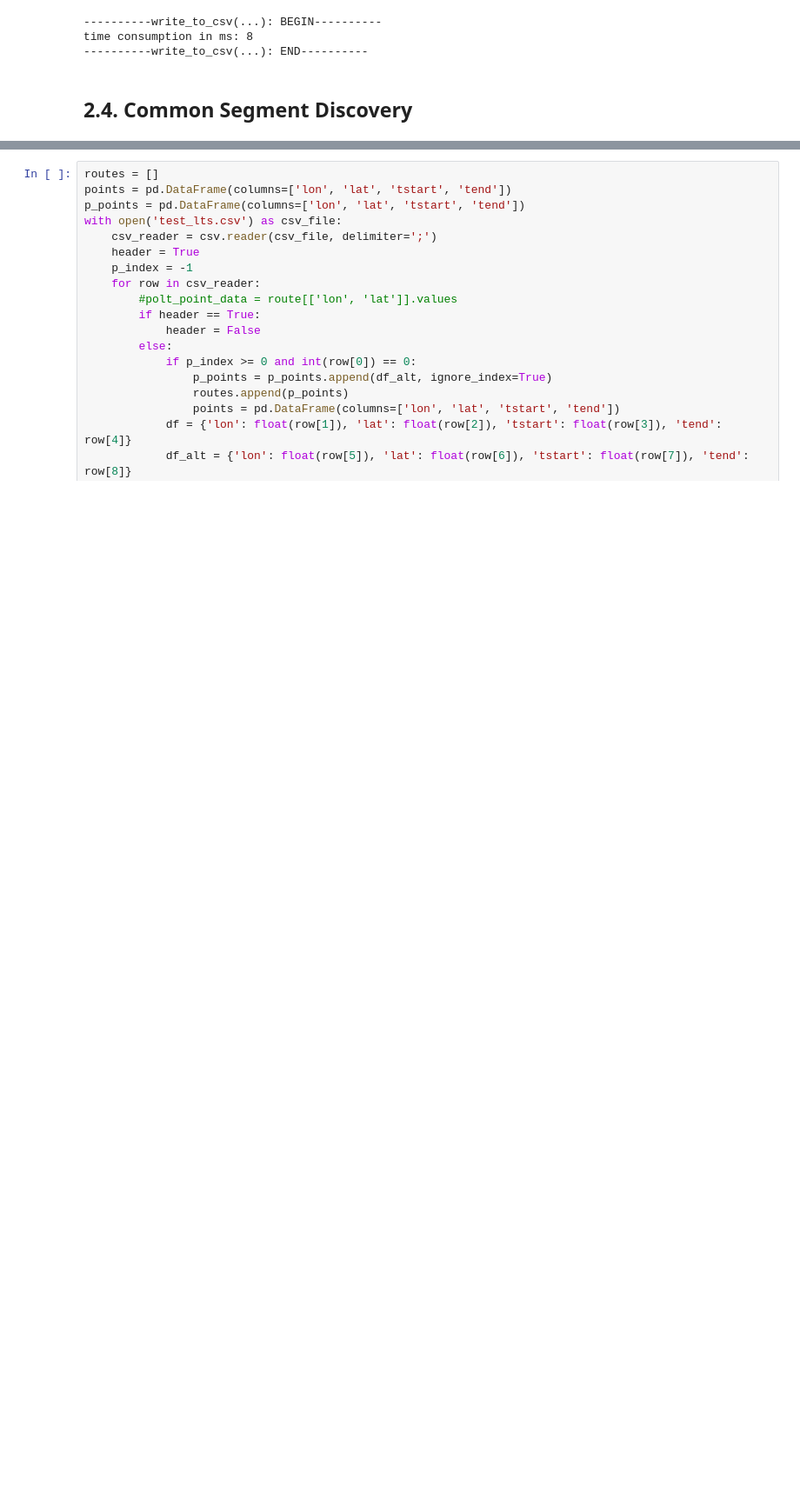
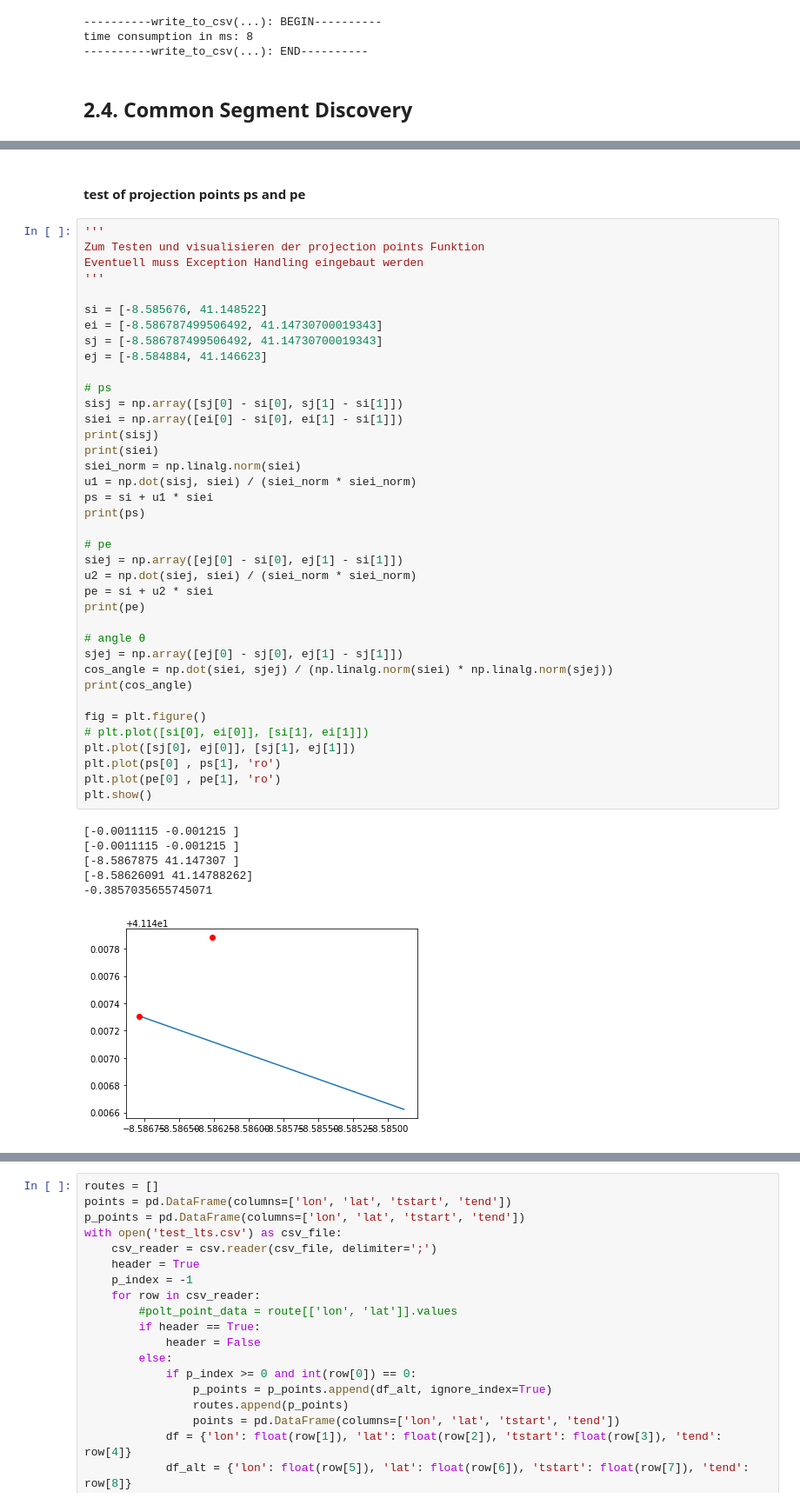
Before and after one commit to jiafug/dbpro, a Jupyter notebook: transform.ipynb, the cells around one changed output, grey strips where cells are left out. Shown: that part at 87% size. Cells and saved outputs as stored; diff of their text form; blank space fills up the shorter version.

```diff
--- a/transform.ipynb
+++ b/transform.ipynb
@@ -590,0 +623,47 @@ time consumption in ms: 8
+# %% [markdown]
+#### test of projection points ps and pe
+# %%
+'''
+Zum Testen und visualisieren der projection points Funktion
+Eventuell muss Exception Handling eingebaut werden
+'''
+
+si = [-8.585676, 41.148522]
+ei = [-8.586787499506492, 41.14730700019343]
+sj = [-8.586787499506492, 41.14730700019343]
+ej = [-8.584884, 41.146623]
+
+# ps
+sisj = np.array([sj[0] - si[0], sj[1] - si[1]])
+siei = np.array([ei[0] - si[0], ei[1] - si[1]])
+print(sisj)
+print(siei)
+siei_norm = np.linalg.norm(siei)
+u1 = np.dot(sisj, siei) / (siei_norm * siei_norm)
+ps = si + u1 * siei
+print(ps)
+
+# pe
+siej = np.array([ej[0] - si[0], ej[1] - si[1]])
+u2 = np.dot(siej, siei) / (siei_norm * siei_norm)
+pe = si + u2 * siei
+print(pe)
+
+# angle θ
+sjej = np.array([ej[0] - sj[0], ej[1] - sj[1]])
+cos_angle = np.dot(siei, sjej) / (np.linalg.norm(siei) * np.linalg.norm(sjej))
+print(cos_angle)
+
+fig = plt.figure()
+# plt.plot([si[0], ei[0]], [si[1], ei[1]])
+plt.plot([sj[0], ej[0]], [sj[1], ej[1]])
+plt.plot(ps[0] , ps[1], 'ro')
+plt.plot(pe[0] , pe[1], 'ro')
+plt.show()
+# %% [output]
+[-0.0011115 -0.001215 ]
+[-0.0011115 -0.001215 ]
+[-8.5867875 41.147307 ]
+[-8.58626091 41.14788262]
+-0.3857035655745071
+[figure, added]
```
Also changed, not shown: parts of 24 cells of this notebook.
